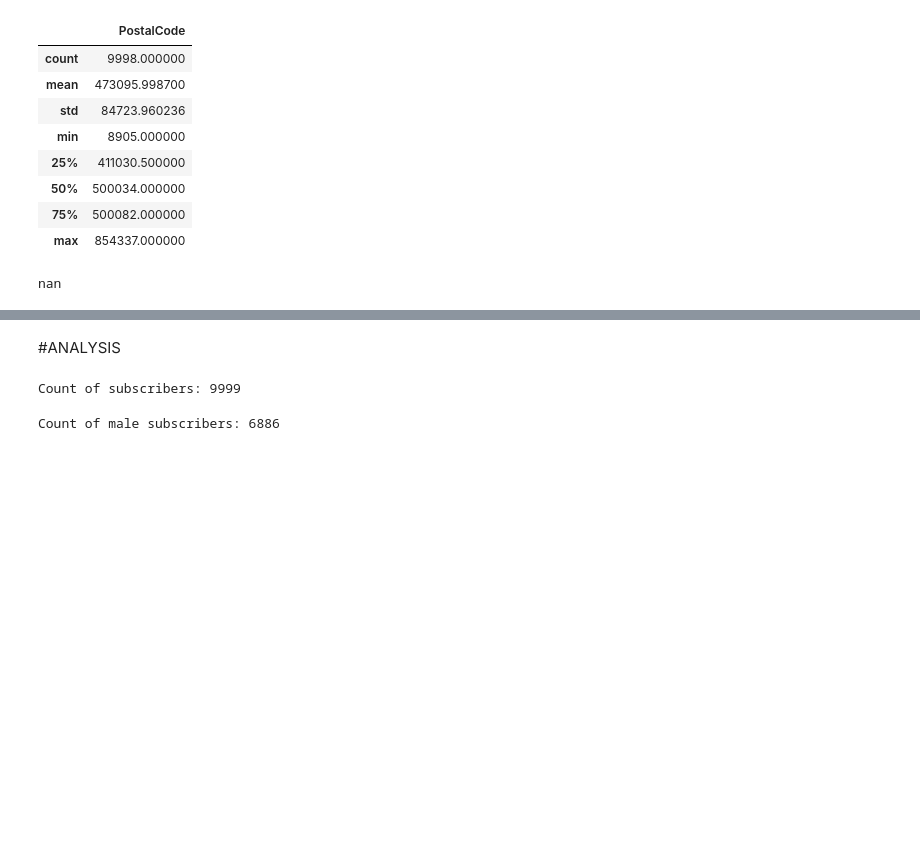
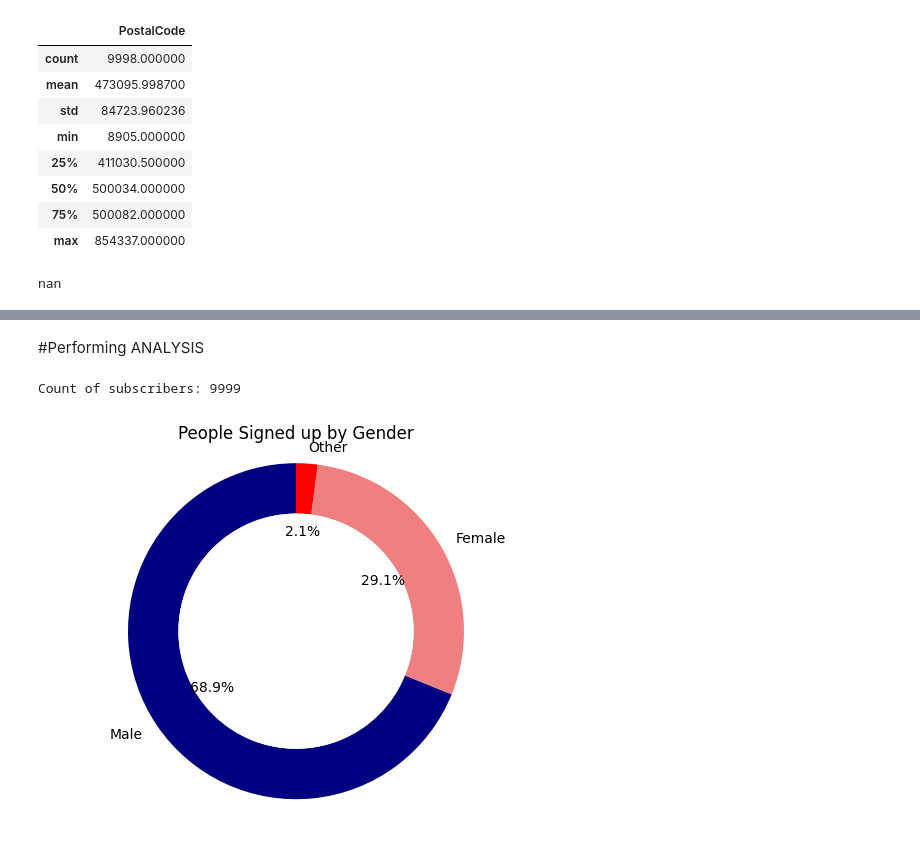
Before and after one commit to rasdarps/email_subscription_analysis, a Jupyter notebook: email_analysis.ipynb, the cells around one changed output, grey strips where cells are left out. Cells and saved outputs as stored; diff of their text form; code cells hidden in the pictures; blank space fills up the shorter version.

Commit message:
Analysis and visualization

```diff
--- a/email_analysis.ipynb
+++ b/email_analysis.ipynb
@@ -86,0 +169,24 @@ Index(['id', 'Type', 'StatUnmarrieds', 'City', 'State', 'GenderCode',
+# %%
+#10. Calculating age from date of birth
+
+#Convert Date of birth date to proper date format
+df['BirthDate'] = df['BirthDate'].astype('datetime64[ns]')
+
+# Create a new column Age and calculate the age from the BirthDate column
+df['Age'] = pd.to_datetime('today').year - pd.to_datetime(df['BirthDate']).dt.year
+
+# print(df)
+# %%
+#11 Grouping Age
+
+# Define bin edges
+bin_edges = [0, 25, 35, 50, float('inf')]
+
+# Define bin labels
+bin_labels = ['0-25', '26-35', '36-50', '51+']
+
+# Create a new column 'Age_Group' based on the bins
+df['Age_Group'] = pd.cut(df['Age'], bins=bin_edges, labels=bin_labels, right=False)
+
+# Print the DataFrame with the new 'Age_Group' column
+print(df[['Age', 'Age_Group']])
@@ -87,16 +208,30 @@ Index(['id', 'Type', 'StatUnmarrieds', 'City', 'State', 'GenderCode',
 # %% [markdown]
-#ANALYSIS
+#Performing ANALYSIS
 # %%
 #Count of subscribers
 SubscriberCount = df['id'].count()
 print("Count of subscribers:", SubscriberCount)
 # %% [output]
 Count of subscribers: 9999
-# %%
-# Filter the DataFrame for male subscribers
-male_count = df[df['GenderCode'] == 'MALE'].shape[0]
-
-# Print the count of male subscribers
-print("Count of male subscribers:", male_count)
-# %% [output]
-Count of male subscribers: 6886
+# %%
+# Group by 'Gender' and count the number of people in each group
+gender_counts = df['Gender'].value_counts()
+
+# Specify custom colors for each category
+custom_colors = ['navy', 'lightcoral', 'red', 'lightpink', 'lightskyblue']  # Replace with your desired colors
+
+# Plotting the donut chart
+fig, ax = plt.subplots()
+ax.pie(gender_counts, labels=gender_counts.index, autopct='%1.1f%%', startangle=90, wedgeprops=dict(width=0.3), colors=custom_colors)
+ax.axis('equal')  # Equal aspect ratio ensures that pie is drawn as a circle.
+
+# Draw a circle in the center to create a donut chart
+center_circle = plt.Circle((0, 0), 0.70, fc='white')
+fig = plt.gcf()
+fig.gca().add_artist(center_circle)
+
+# Display the chart
+plt.title("People Signed up by Gender")
+plt.show()
+# %% [output]
+[figure, added]
```
Also changed, not shown: parts of 16 cells of this notebook, 2 other files.
